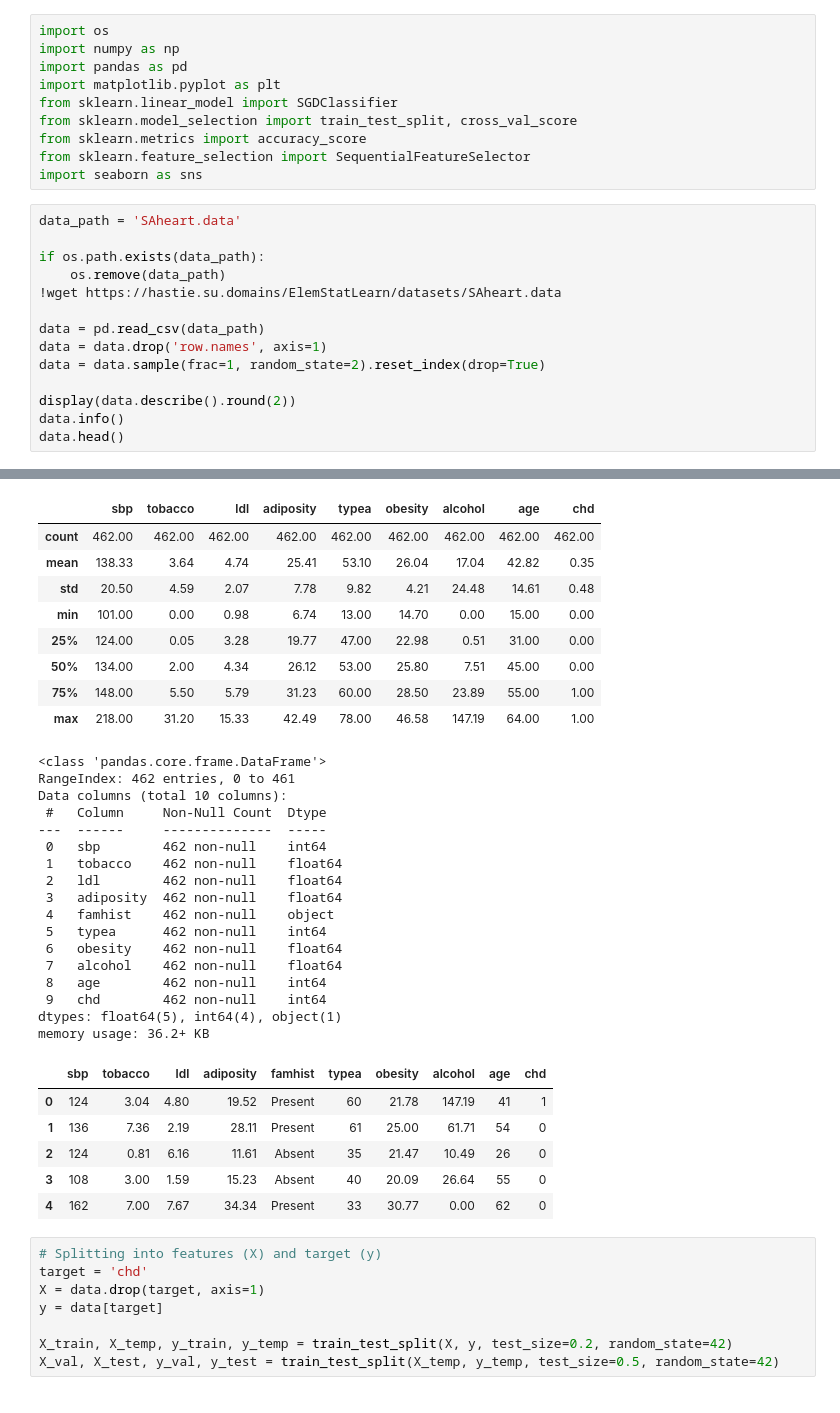
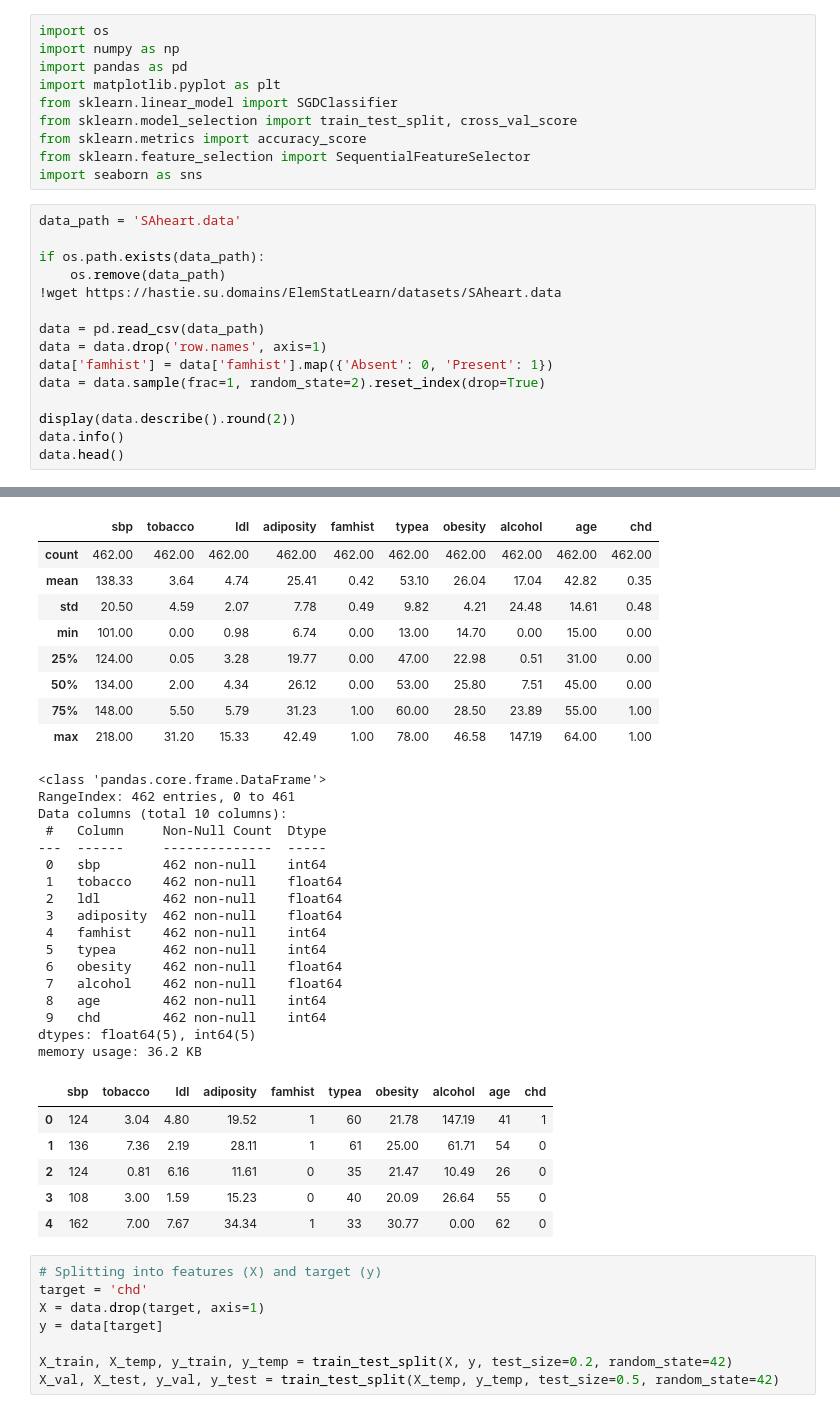
Before and after one commit to jaehho/junior_fall, a Jupyter notebook: frequentist/project_2/project_2.ipynb, the cells around one changed output, grey strips where cells are left out. Cells and saved outputs as stored; diff of their text form.

```diff
--- a/frequentist/project_2/project_2.ipynb
+++ b/frequentist/project_2/project_2.ipynb
@@ -19,6 +19,7 @@ if os.path.exists(data_path):
 
 data = pd.read_csv(data_path)
 data = data.drop('row.names', axis=1)
+data['famhist'] = data['famhist'].map({'Absent': 0, 'Present': 1})
 data = data.sample(frac=1, random_state=2).reset_index(drop=True)
 
 display(data.describe().round(2))
@@ -38,12 +39,12 @@ SAheart.data        100%[===================>]  24.52K  --.-KB/s    in 0.08s
-|  | sbp | tobacco | ldl | adiposity | typea | obesity | alcohol | age | chd |
-| count | 462.00 | 462.00 | 462.00 | 462.00 | 462.00 | 462.00 | 462.00 | 462.00 | 462.00 |
-| mean | 138.33 | 3.64 | 4.74 | 25.41 | 53.10 | 26.04 | 17.04 | 42.82 | 0.35 |
-| std | 20.50 | 4.59 | 2.07 | 7.78 | 9.82 | 4.21 | 24.48 | 14.61 | 0.48 |
-| min | 101.00 | 0.00 | 0.98 | 6.74 | 13.00 | 14.70 | 0.00 | 15.00 | 0.00 |
-| 25% | 124.00 | 0.05 | 3.28 | 19.77 | 47.00 | 22.98 | 0.51 | 31.00 | 0.00 |
-| 50% | 134.00 | 2.00 | 4.34 | 26.12 | 53.00 | 25.80 | 7.51 | 45.00 | 0.00 |
-| 75% | 148.00 | 5.50 | 5.79 | 31.23 | 60.00 | 28.50 | 23.89 | 55.00 | 1.00 |
-| max | 218.00 | 31.20 | 15.33 | 42.49 | 78.00 | 46.58 | 147.19 | 64.00 | 1.00 |
+|  | sbp | tobacco | ldl | adiposity | famhist | typea | obesity | alcohol | age | chd |
+| count | 462.00 | 462.00 | 462.00 | 462.00 | 462.00 | 462.00 | 462.00 | 462.00 | 462.00 | 462.00 |
+| mean | 138.33 | 3.64 | 4.74 | 25.41 | 0.42 | 53.10 | 26.04 | 17.04 | 42.82 | 0.35 |
+| std | 20.50 | 4.59 | 2.07 | 7.78 | 0.49 | 9.82 | 4.21 | 24.48 | 14.61 | 0.48 |
+| min | 101.00 | 0.00 | 0.98 | 6.74 | 0.00 | 13.00 | 14.70 | 0.00 | 15.00 | 0.00 |
+| 25% | 124.00 | 0.05 | 3.28 | 19.77 | 0.00 | 47.00 | 22.98 | 0.51 | 31.00 | 0.00 |
+| 50% | 134.00 | 2.00 | 4.34 | 26.12 | 0.00 | 53.00 | 25.80 | 7.51 | 45.00 | 0.00 |
+| 75% | 148.00 | 5.50 | 5.79 | 31.23 | 1.00 | 60.00 | 28.50 | 23.89 | 55.00 | 1.00 |
+| max | 218.00 | 31.20 | 15.33 | 42.49 | 1.00 | 78.00 | 46.58 | 147.19 | 64.00 | 1.00 |
 <class 'pandas.core.frame.DataFrame'>
 RangeIndex: 462 entries, 0 to 461
 Data columns (total 10 columns):
@@ -53,20 +54,20 @@ Data columns (total 10 columns):
  1   tobacco    462 non-null    float64
  2   ldl        462 non-null    float64
  3   adiposity  462 non-null    float64
- 4   famhist    462 non-null    object
+ 4   famhist    462 non-null    int64
  5   typea      462 non-null    int64
  6   obesity    462 non-null    float64
  7   alcohol    462 non-null    float64
  8   age        462 non-null    int64
  9   chd        462 non-null    int64
-dtypes: float64(5), int64(4), object(1)
-memory usage: 36.2+ KB
+dtypes: float64(5), int64(5)
+memory usage: 36.2 KB
 |  | sbp | tobacco | ldl | adiposity | famhist | typea | obesity | alcohol | age | chd |
-| 0 | 124 | 3.04 | 4.80 | 19.52 | Present | 60 | 21.78 | 147.19 | 41 | 1 |
-| 1 | 136 | 7.36 | 2.19 | 28.11 | Present | 61 | 25.00 | 61.71 | 54 | 0 |
-| 2 | 124 | 0.81 | 6.16 | 11.61 | Absent | 35 | 21.47 | 10.49 | 26 | 0 |
-| 3 | 108 | 3.00 | 1.59 | 15.23 | Absent | 40 | 20.09 | 26.64 | 55 | 0 |
-| 4 | 162 | 7.00 | 7.67 | 34.34 | Present | 33 | 30.77 | 0.00 | 62 | 0 |
+| 0 | 124 | 3.04 | 4.80 | 19.52 | 1 | 60 | 21.78 | 147.19 | 41 | 1 |
+| 1 | 136 | 7.36 | 2.19 | 28.11 | 1 | 61 | 25.00 | 61.71 | 54 | 0 |
+| 2 | 124 | 0.81 | 6.16 | 11.61 | 0 | 35 | 21.47 | 10.49 | 26 | 0 |
+| 3 | 108 | 3.00 | 1.59 | 15.23 | 0 | 40 | 20.09 | 26.64 | 55 | 0 |
+| 4 | 162 | 7.00 | 7.67 | 34.34 | 1 | 33 | 30.77 | 0.00 | 62 | 0 |
 # %%
 # Splitting into features (X) and target (y)
 target = 'chd'
```
Also changed, not shown: parts of 6 cells of this notebook, 3 other files.
